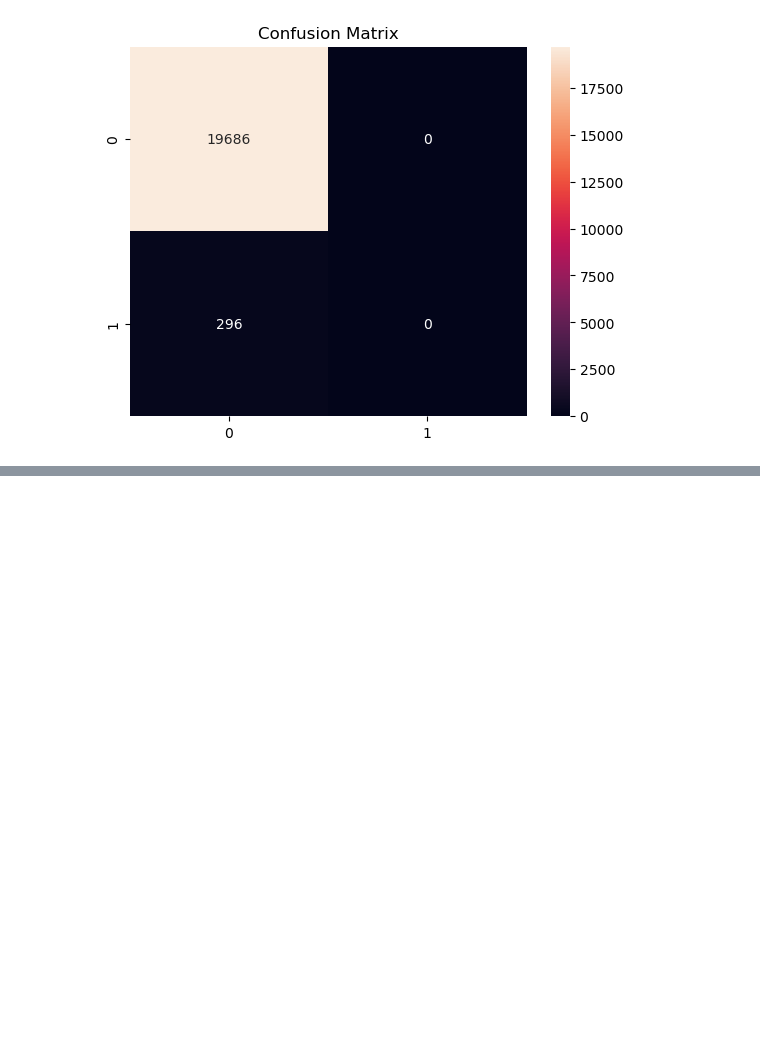
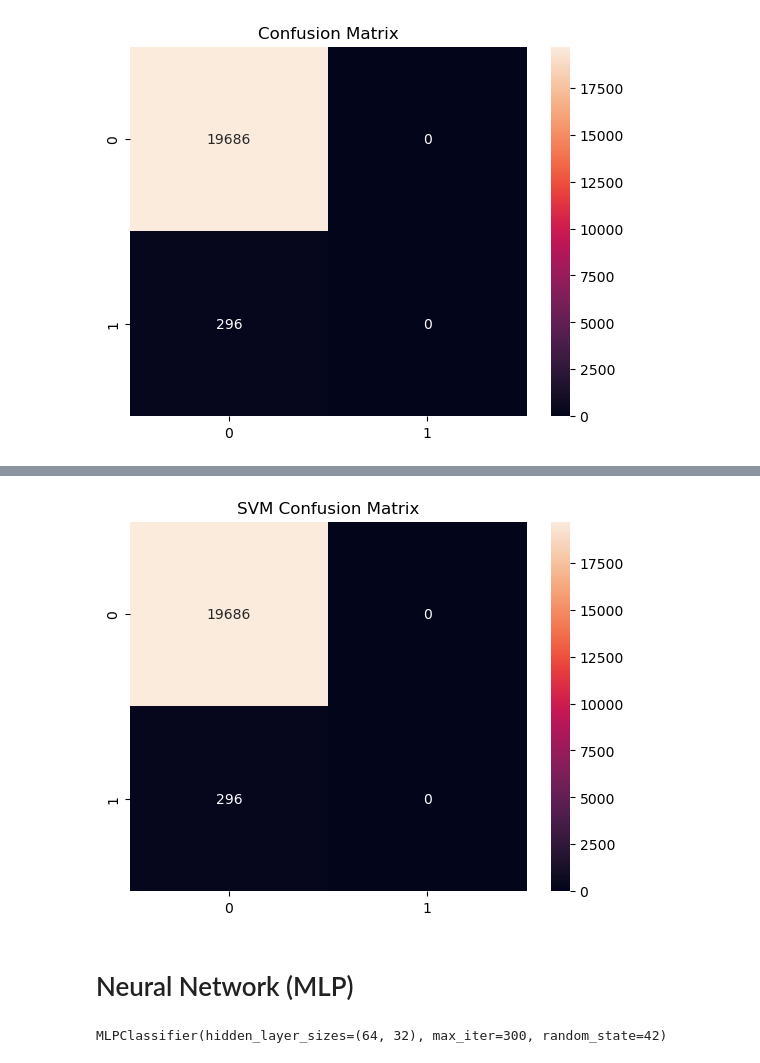
Before and after one commit to Dhruvijhanjhri/Customer-Behavior-Analysis-and-Purchase-Prediction-using-Machine-Learning, a Jupyter notebook: notebooks/05_supervised_learning_models.ipynb, the cells around one changed output, grey strips where cells are left out. Drawn from its saved outputs; the diff is of its cells as text; code cells hidden in the pictures; blank space fills up the shorter version.

Commit message:
Implemented SVM, Neural Network, Random Forest, Gradient Boosting

```diff
--- a/notebooks/05_supervised_learning_models.ipynb
+++ b/notebooks/05_supervised_learning_models.ipynb
@@ -111,0 +116,4 @@ Confusion matrix:
+# %%
+svm_model = SVC(kernel='rbf')
+
+svm_model.fit(X_train, y_train)
@@ -111,0 +122,2 @@ Confusion matrix:
+# %%
+y_pred_svm = svm_model.predict(X_test)
@@ -111,0 +138,20 @@ Confusion matrix:
+# %%
+cm = confusion_matrix(y_test, y_pred_svm)
+
+sns.heatmap(cm, annot=True, fmt='d')
+plt.title("SVM Confusion Matrix")
+plt.show()
+# %% [output]
+[figure, added]
+# %% [markdown]
+# Neural Network (MLP)
+# %%
+mlp_model = MLPClassifier(
+    hidden_layer_sizes=(64,32),
+    max_iter=300,
+    random_state=42
+)
+
+mlp_model.fit(X_train, y_train)
+# %% [output]
+MLPClassifier(hidden_layer_sizes=(64, 32), max_iter=300, random_state=42)
```
Also changed, not shown: parts of 17 cells of this notebook.
